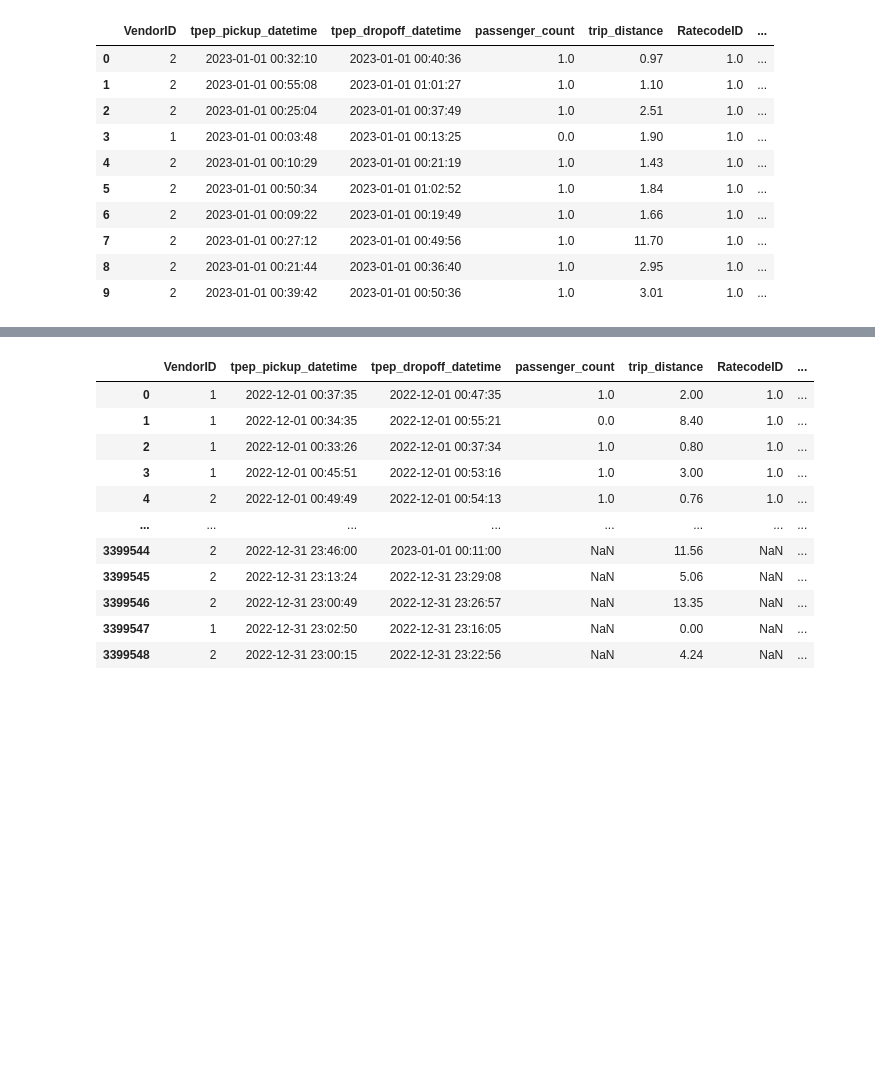
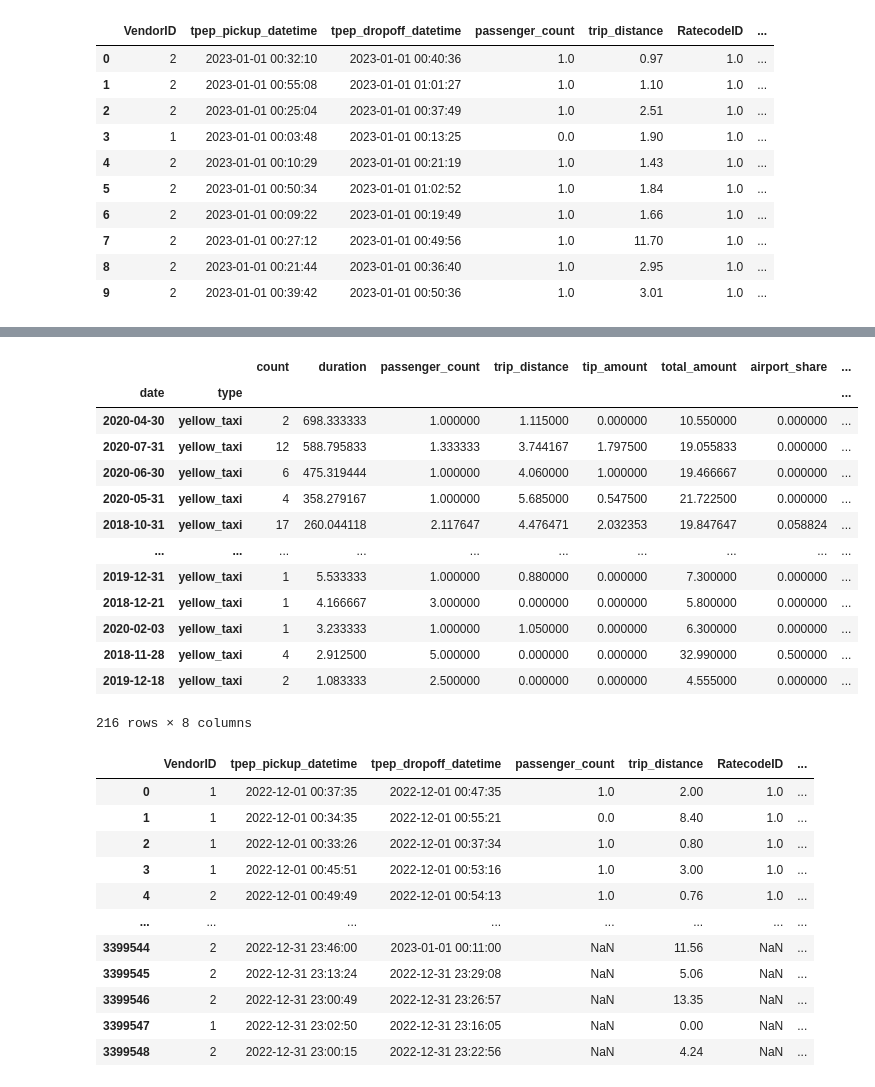
Before and after one commit to tomweinandy/AIinPowerBI, a Jupyter notebook: clean_taxi_data.ipynb, the cells around one changed output, grey strips where cells are left out. Saved outputs shown, nothing was run; the diff lists cells and outputs as text; code cells hidden in the pictures; blank space fills up the shorter version.

```diff
--- a/clean_taxi_data.ipynb
+++ b/clean_taxi_data.ipynb
@@ -156,3 +188,20 @@ df
+# %%
+data.sort_values(by='duration', ascending=False).drop_duplicates(subset=['date'])
+# %% [output]
+|  |  | count | duration | passenger_count | trip_distance | tip_amount | total_amount | airport_share | ... |
+| date | type |  |  |  |  |  |  |  | ... |
+| 2020-04-30 | yellow_taxi | 2 | 698.333333 | 1.000000 | 1.115000 | 0.000000 | 10.550000 | 0.000000 | ... |
+| 2020-07-31 | yellow_taxi | 12 | 588.795833 | 1.333333 | 3.744167 | 1.797500 | 19.055833 | 0.000000 | ... |
+| 2020-06-30 | yellow_taxi | 6 | 475.319444 | 1.000000 | 4.060000 | 1.000000 | 19.466667 | 0.000000 | ... |
+| 2020-05-31 | yellow_taxi | 4 | 358.279167 | 1.000000 | 5.685000 | 0.547500 | 21.722500 | 0.000000 | ... |
+| 2018-10-31 | yellow_taxi | 17 | 260.044118 | 2.117647 | 4.476471 | 2.032353 | 19.847647 | 0.058824 | ... |
+| ... | ... | ... | ... | ... | ... | ... | ... | ... | ... |
+| 2019-12-31 | yellow_taxi | 1 | 5.533333 | 1.000000 | 0.880000 | 0.000000 | 7.300000 | 0.000000 | ... |
+| 2018-12-21 | yellow_taxi | 1 | 4.166667 | 3.000000 | 0.000000 | 0.000000 | 5.800000 | 0.000000 | ... |
+| 2020-02-03 | yellow_taxi | 1 | 3.233333 | 1.000000 | 1.050000 | 0.000000 | 6.300000 | 0.000000 | ... |
+| 2018-11-28 | yellow_taxi | 4 | 2.912500 | 5.000000 | 0.000000 | 0.000000 | 32.990000 | 0.500000 | ... |
+| 2019-12-18 | yellow_taxi | 2 | 1.083333 | 2.500000 | 0.000000 | 0.000000 | 4.555000 | 0.000000 | ... |
+216 rows × 8 columns
 # %%
 df2.shape
 df2
```
Also changed, not shown: parts of 4 cells of this notebook.
